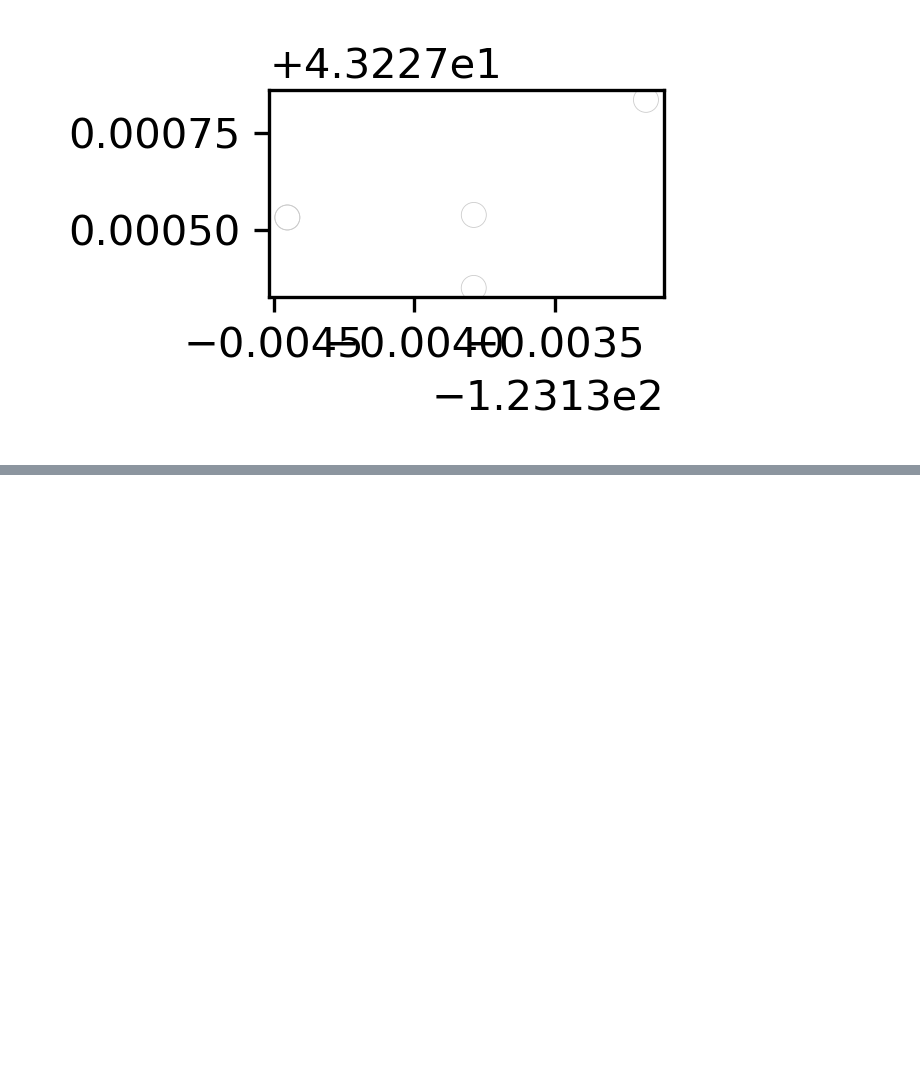
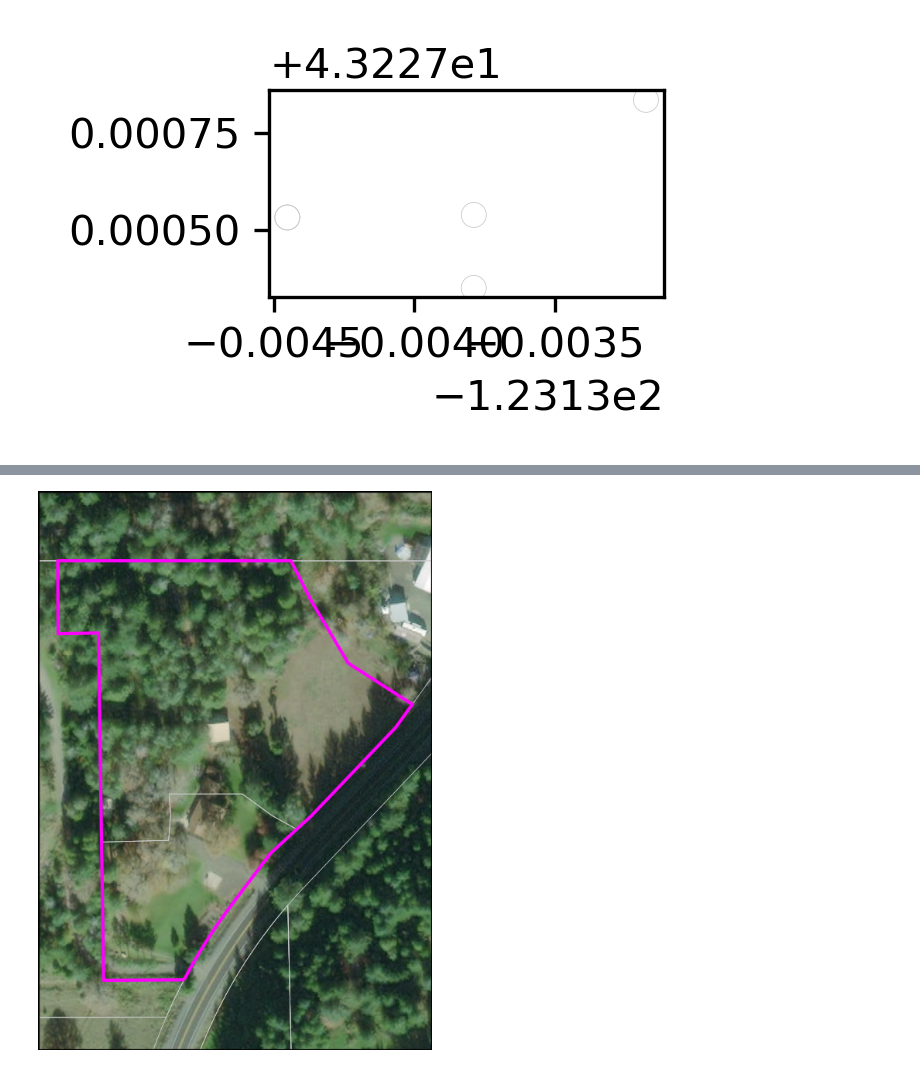
Before and after one commit to rhodges/ecotrust_jupyter, a Jupyter notebook: Drawing GIS/Draw Layered Map Tiles with MatPlotLib.ipynb, the cells around one changed output, grey strips where cells are left out. Cells and saved outputs as stored; diff of their text form; code cells hidden in the pictures; blank space fills up the shorter version.

```diff
--- a/Drawing GIS/Draw Layered Map Tiles with MatPlotLib.ipynb
+++ b/Drawing GIS/Draw Layered Map Tiles with MatPlotLib.ipynb
@@ -245,0 +250,5 @@ work = gdf_property.plot(ax=ax, lw=1, ec='#FF00FF', fc='none')
+# %%
+result_img = fig2img ( fig )
+display(result_img)
+# %% [output]
+[figure, added]
```
Also changed, not shown: parts of 1 cell of this notebook.
